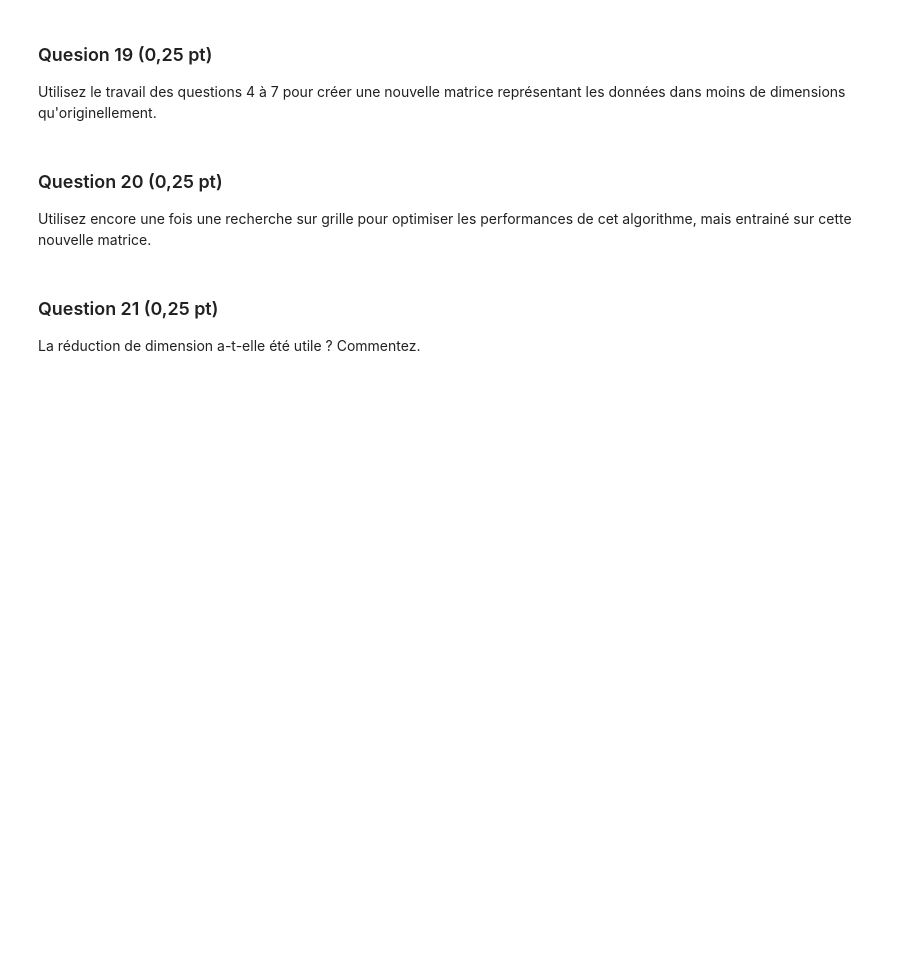
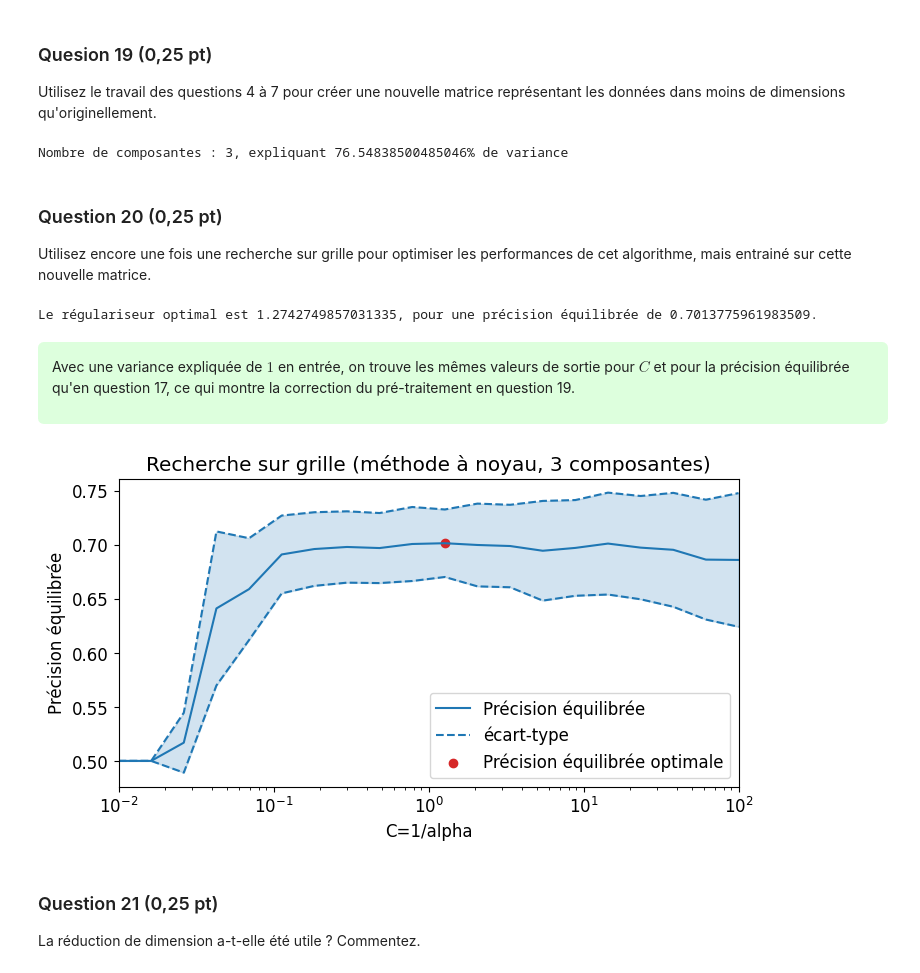
Before and after one commit to romain-lelaidier/sdd-projet, a Jupyter notebook: Projet.ipynb, the cells around one changed output. Saved outputs shown, nothing was run; the diff lists cells and outputs as text; code cells hidden in the pictures; blank space fills up the shorter version.

Commit message:
Questions 18 à 22 : classification après réduction de dimension

```diff
--- a/Projet.ipynb
+++ b/Projet.ipynb
@@ -641,9 +648,66 @@ Quel algorithme (k plus proches voisins ; régression logistique ; algorithme no
 # %% [markdown]
 ### Quesion 19 (0,25 pt)
 Utilisez le travail des questions 4 à 7 pour créer une nouvelle matrice représentant les données dans moins de dimensions qu'originellement.
+# %%
+variance_expliquee = 0.7
+
+pca3 = decomposition.PCA(n_components=6)
+pca3.fit(X_train_rvnr_scaled)
+
+# calcul du nombre de composantes nécessaires pour expliquer au moins cette variance
+variance_cumulee = np.insert(pca3.explained_variance_ratio_.cumsum(), 0, 0)
+n_components = min(variance_cumulee.searchsorted(variance_expliquee, 'right'), 6)
+print(f"Nombre de composantes : {n_components}, expliquant {variance_cumulee[n_components]*100}% de variance")
+
+# initialisation de l'APC pour n_components dimensions
+pca3 = decomposition.PCA(n_components)
+# calcul de l'APC
+pca3.fit(X_train_rvnr_scaled)
+
+# reprojection des données
+X_reduced = pca3.transform(X_train_rvnr_scaled)
+std_scale = preprocessing.StandardScaler().fit(X_reduced)
+X_reduced_scaled = std_scale.transform(X_reduced)
+# %% [output]
+Nombre de composantes : 3, expliquant 76.54838500485046% de variance
 # %% [markdown]
 ### Question 20 (0,25 pt)
 Utilisez encore une fois une recherche sur grille pour optimiser les performances de cet algorithme, mais entrainé sur cette nouvelle matrice.
+# %%
+# Création des folds
+kf = model_selection.KFold(n_splits=10, shuffle=True, random_state=42)
+
+# Grille pour C : de 1e-2 à 1e2
+Cs = np.logspace(-2, 2, 20)
+
+# Modèle à évaluer
+SVC_classifier = SVC()
+
+# Recherche sur grille : instantiation
+grid_SVC = model_selection.GridSearchCV(
+    SVC_classifier,
+    {'C': Cs},
+    cv=kf, # on utilise les folds déjà définis
+    scoring='balanced_accuracy'
+)
+
+# Recherche sur grille : apprentissage
+grid_SVC.fit(X_reduced_scaled, y_train_risk_vs_norisk_pred)
+
+# Optimum
+print(f"Le régulariseur optimal est {grid_SVC.best_params_['C']}, pour une précision équilibrée de {grid_SVC.best_score_}.")
+# %% [output]
+Le régulariseur optimal est 1.2742749857031335, pour une précision équilibrée de 0.7013775961983509.
+# %% [markdown]
+<div style="background:#0f02;width:calc(100% - 2em);padding:1em;border-radius:0.4em">
+
+Avec une variance expliquée de $1$ en entrée, on trouve les mêmes valeurs de sortie pour $C$ et pour la précision équilibrée qu'en question 17, ce qui montre la correction du pré-traitement en question 19.
+
+</div>
+# %%
+display_grid_optim_graph(grid_SVC, "C", Cs, "C=1/alpha", f"Recherche sur grille (méthode à noyau, {n_components} composantes)")
+# %% [output]
+[figure, added]
 # %% [markdown]
 ### Question 21 (0,25 pt)
 La réduction de dimension a-t-elle été utile ? Commentez.
```
Also changed, not shown: parts of 4 cells of this notebook, 1 other file.
